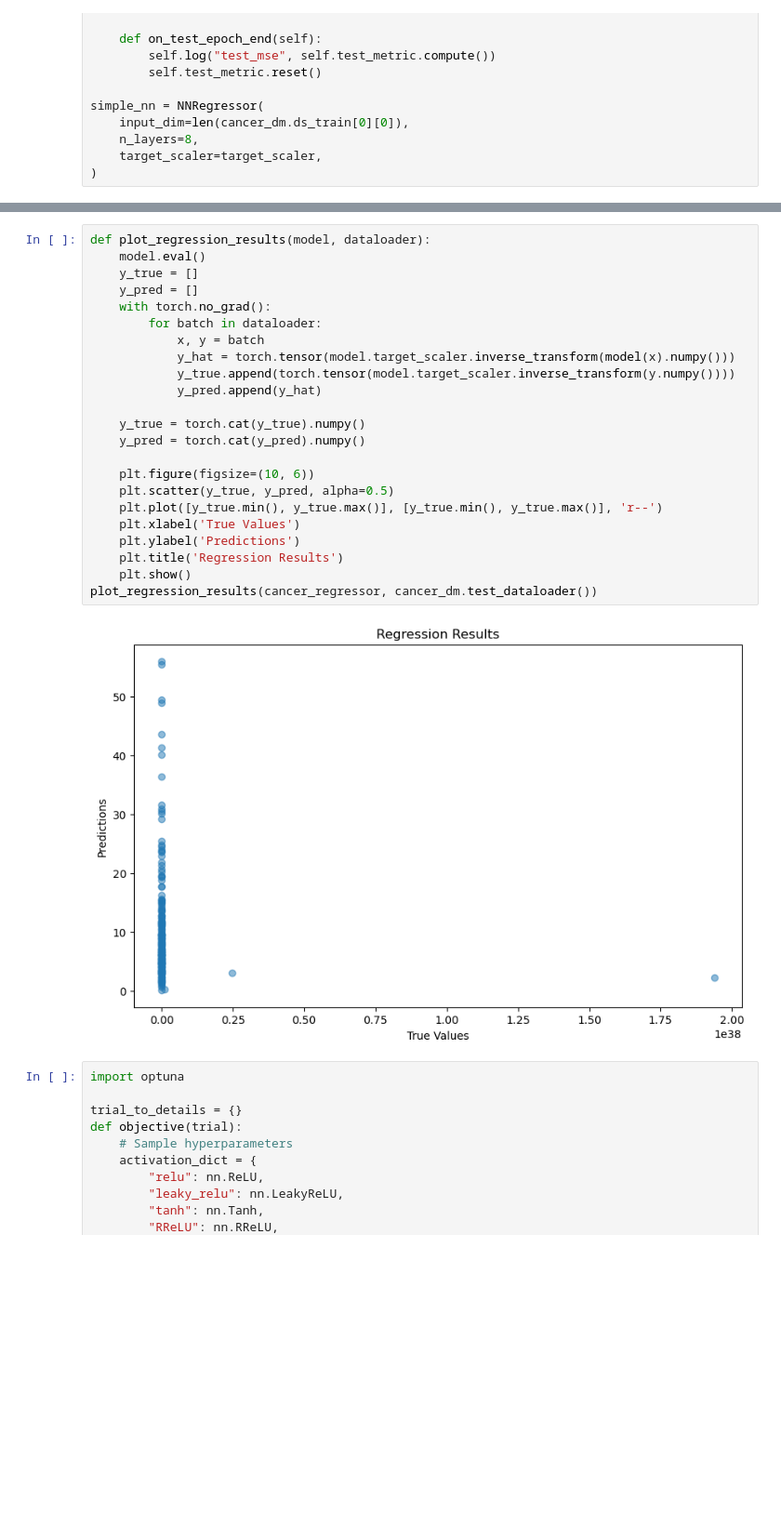
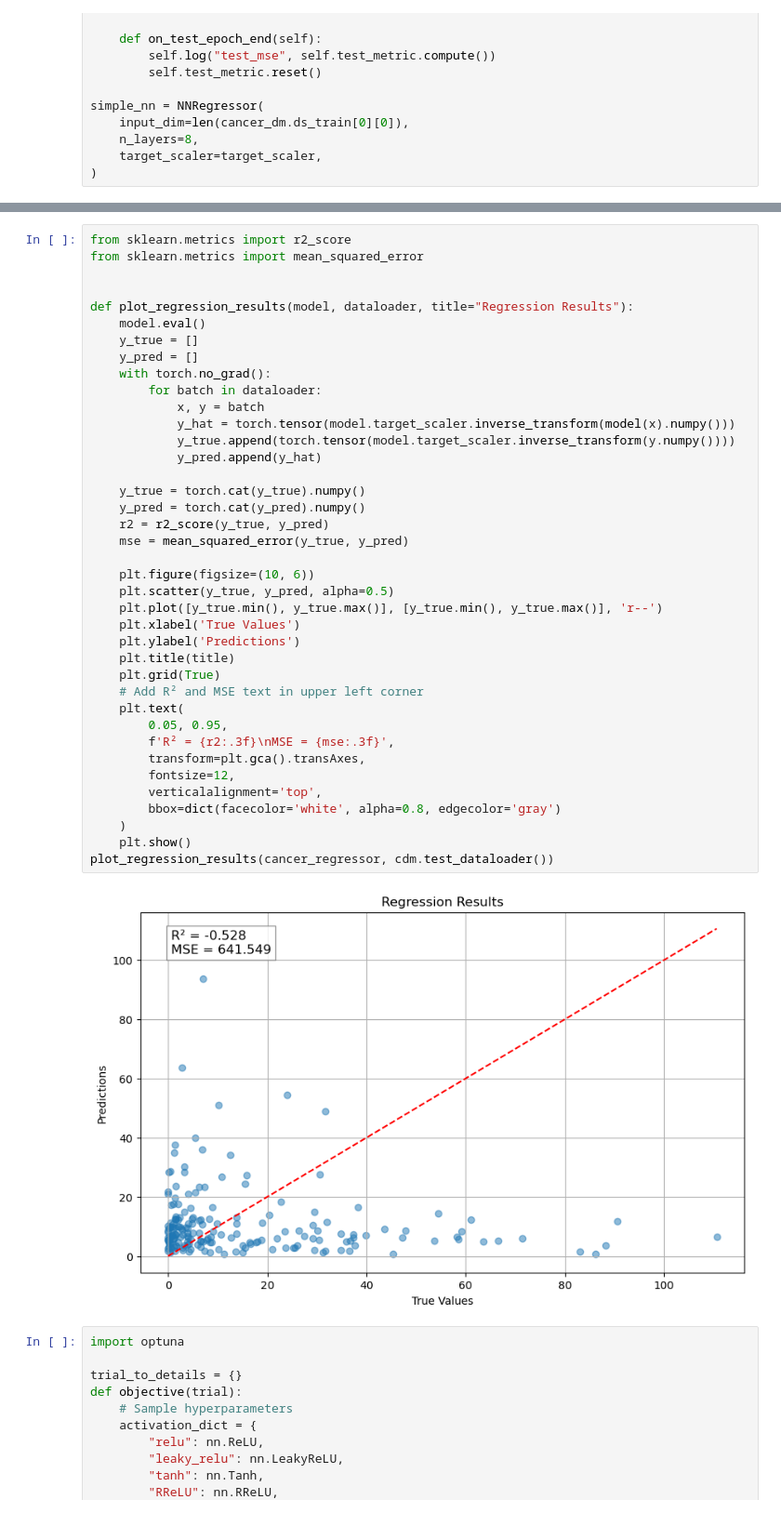
Before and after one commit to jacob-tye/BMI_6114_Project, a Jupyter notebook: analysis/06_dl_analysis_no_ae_scaled.ipynb, the cells around one changed output, grey strips where cells are left out. Shown at 93% size. Cells and saved outputs as stored; diff of their text form; blank space fills up the shorter version.

```diff
--- a/analysis/06_dl_analysis_no_ae_scaled.ipynb
+++ b/analysis/06_dl_analysis_no_ae_scaled.ipynb
@@ -207,28 +202,44 @@ trainer.test(
 # %%
-def plot_regression_results(model, dataloader):
+from sklearn.metrics import r2_score
+from sklearn.metrics import mean_squared_error
+
+
+def plot_regression_results(model, dataloader, title="Regression Results"):
     model.eval()
     y_true = []
     y_pred = []
     with torch.no_grad():
         for batch in dataloader:
             x, y = batch
             y_hat = torch.tensor(model.target_scaler.inverse_transform(model(x).numpy()))
             y_true.append(torch.tensor(model.target_scaler.inverse_transform(y.numpy())))
             y_pred.append(y_hat)
 
     y_true = torch.cat(y_true).numpy()
     y_pred = torch.cat(y_pred).numpy()
+    r2 = r2_score(y_true, y_pred)
+    mse = mean_squared_error(y_true, y_pred)
 
     plt.figure(figsize=(10, 6))
     plt.scatter(y_true, y_pred, alpha=0.5)
     plt.plot([y_true.min(), y_true.max()], [y_true.min(), y_true.max()], 'r--')
     plt.xlabel('True Values')
     plt.ylabel('Predictions')
-    plt.title('Regression Results')
+    plt.title(title)
+    plt.grid(True)
+    # Add R² and MSE text in upper left corner
+    plt.text(
+        0.05, 0.95,
+        f'R² = {r2:.3f}\nMSE = {mse:.3f}',
+        transform=plt.gca().transAxes,
+        fontsize=12,
+        verticalalignment='top',
+        bbox=dict(facecolor='white', alpha=0.8, edgecolor='gray')
+    )
     plt.show()
-plot_regression_results(cancer_regressor, cancer_dm.test_dataloader())
+plot_regression_results(cancer_regressor, cdm.test_dataloader())
 # %% [output]
-[figure, old version]
+[figure, new version]
 # %%
 import optuna
 
```
Also changed, not shown: parts of 10 cells of this notebook, 9 other files.
